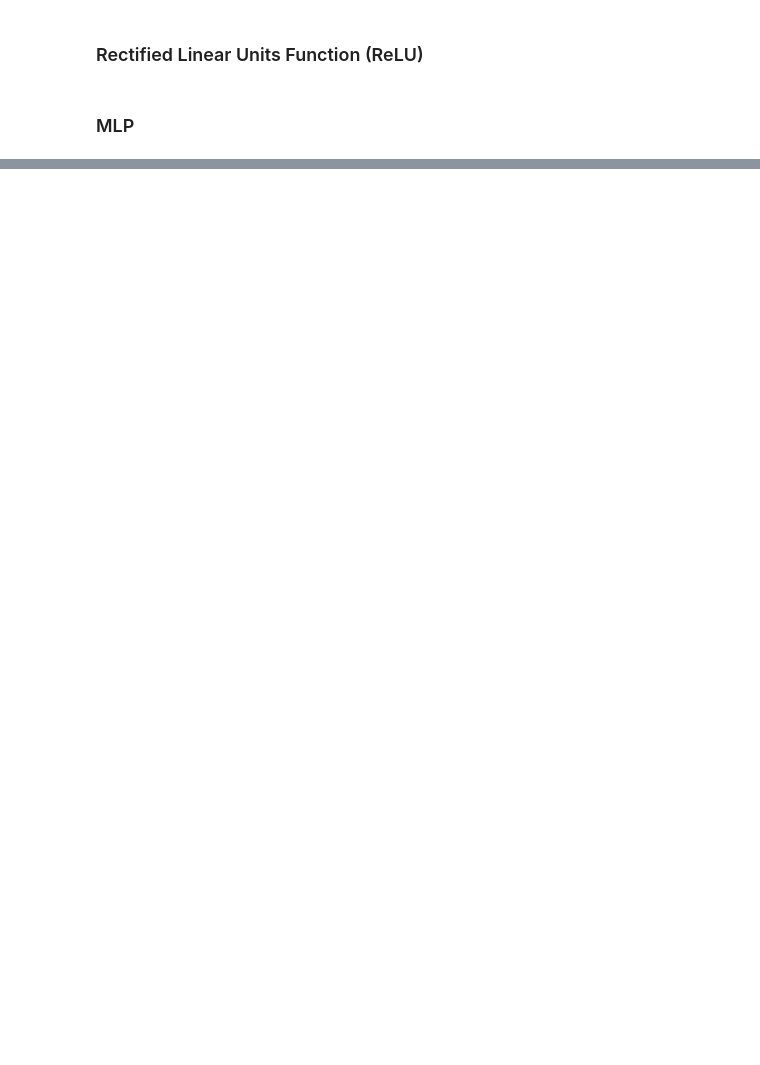
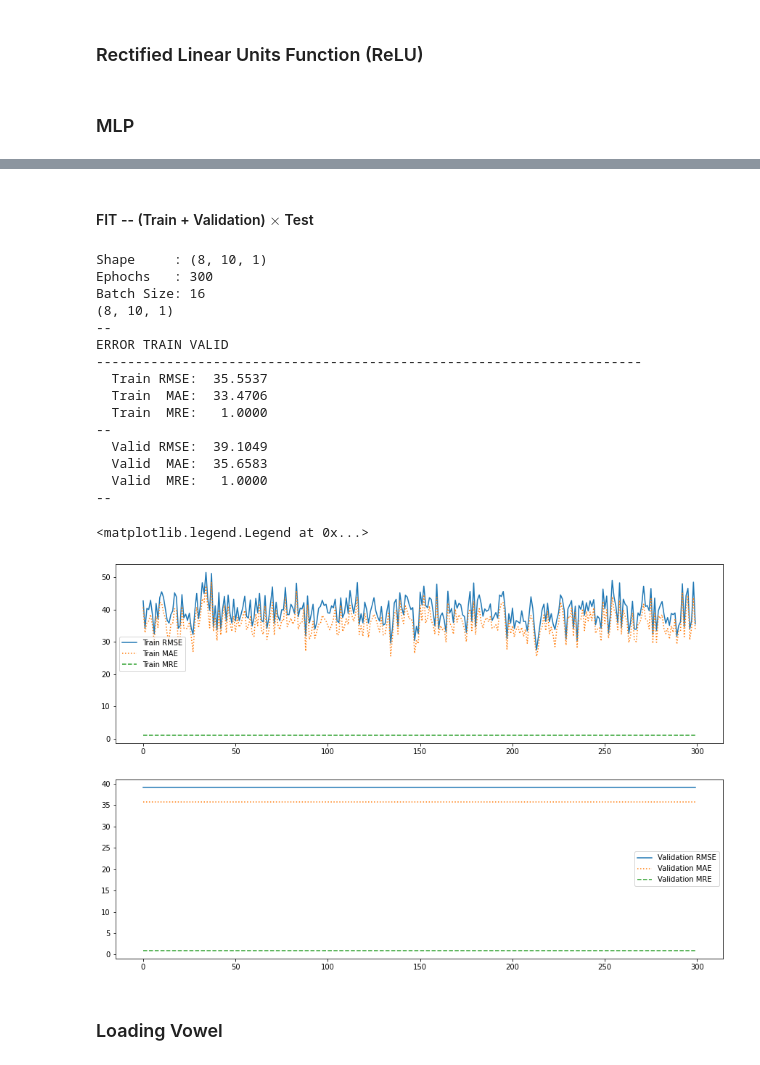
Before and after one commit to vauxgomes/ufc-aprendizagem-automatica, a Jupyter notebook: exercices/lista_04/lista_04.ipynb, the cells around one changed output, grey strips where cells are left out. Saved outputs shown, nothing was run; the diff lists cells and outputs as text; code cells hidden in the pictures; blank space fills up the shorter version.

```diff
--- a/exercices/lista_04/lista_04.ipynb
+++ b/exercices/lista_04/lista_04.ipynb
@@ -240,0 +282,60 @@ array([[ 190.3,    0. ,  125.2, ..., 1088.1,  802.6,   28. ],
+# %% [markdown]
+#### FIT -- (Train + Validation) $\times$ Test
+# %%
+# MODEL: Fit train + valid x test
+model2 = MultilayerPerceptron((X_train.shape[1], 10, 1), epochs=300, learning_rate=0.03, batch_size=2**4)
+model2.fit(
+    np.concatenate((X_train, X_valid), axis=0),
+    np.concatenate((y_train, y_valid), axis=0),
+    (X_test, y_test)
+)
+
+#
+print(model2)
+
+#
+print('--\nError Train Valid'.upper())
+print('-'*70)
+
+for i in model2.errors.keys():
+    for j in model2.errors[i].keys():
+        print(f'  {i.title()} {j.upper():>4}: {model2.errors[i][j][-1]:>8.4f}')
+
+    print('--')
+
+# PLOT
+f, (ax1, ax2) = plt.subplots(2, 1, figsize=(15, 10))
+
+_ = ax1.plot(model2.errors['train']['rmse'], label="Train RMSE")
+_ = ax1.plot(model2.errors['train']['mae' ], ls='dotted', label="Train MAE" )
+_ = ax1.plot(model2.errors['train']['mre' ], ls='--', label="Train MRE" )
+
+_ = ax2.plot(model2.errors['valid']['rmse'], label="Validation RMSE")
+_ = ax2.plot(model2.errors['valid']['mae' ], ls='dotted', label="Validation MAE" )
+_ = ax2.plot(model2.errors['valid']['mre' ], ls='--', label="Validation MRE" )
+
+# ax1.set_ylim((0, 100))
+ax1.legend()
+
+# ax2.set_ylim((20, 60))
+ax2.legend()
+# %% [output]
+Shape     : (8, 10, 1)
+Ephochs   : 300
+Batch Size: 16
+(8, 10, 1)
+--
+ERROR TRAIN VALID
+----------------------------------------------------------------------
+  Train RMSE:  35.5537
+  Train  MAE:  33.4706
+  Train  MRE:   1.0000
+--
+  Valid RMSE:  39.1049
+  Valid  MAE:  35.6583
+  Valid  MRE:   1.0000
+--
+<matplotlib.legend.Legend at 0x...>
+[figure, added]
+# %% [markdown]
+### Loading Vowel
```
Also changed, not shown: parts of 17 cells of this notebook.
